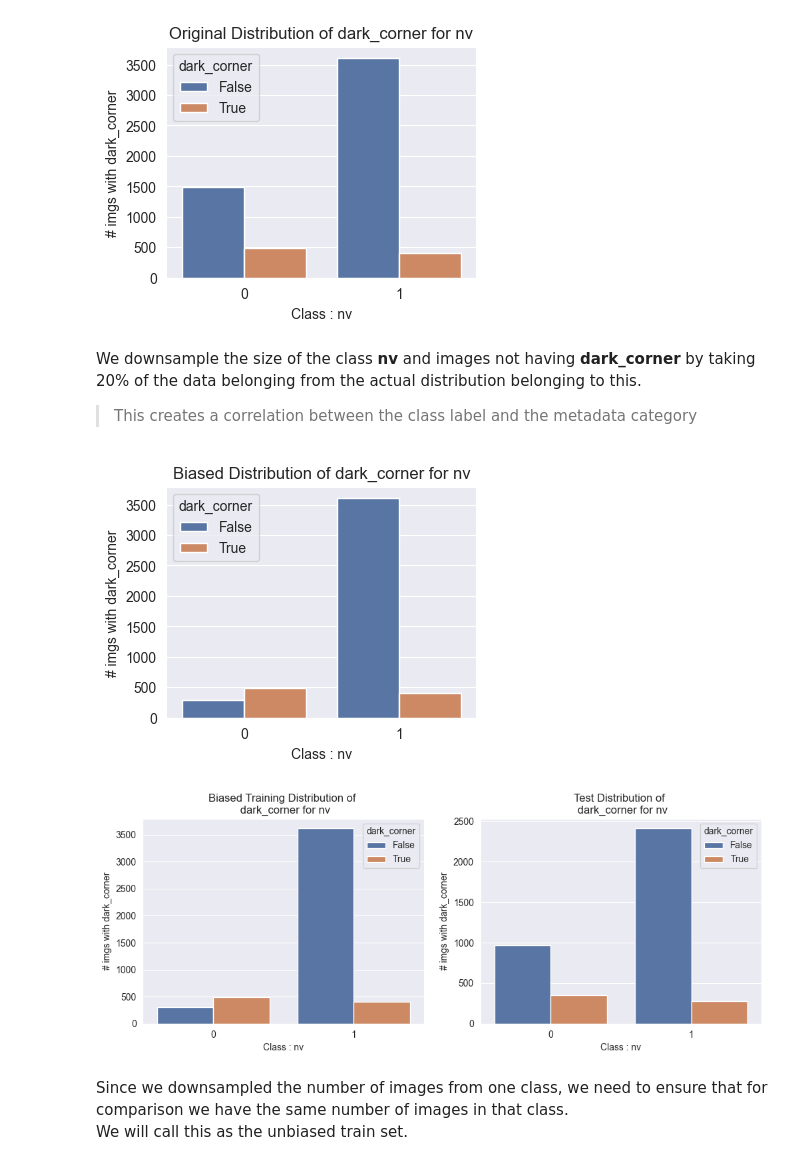
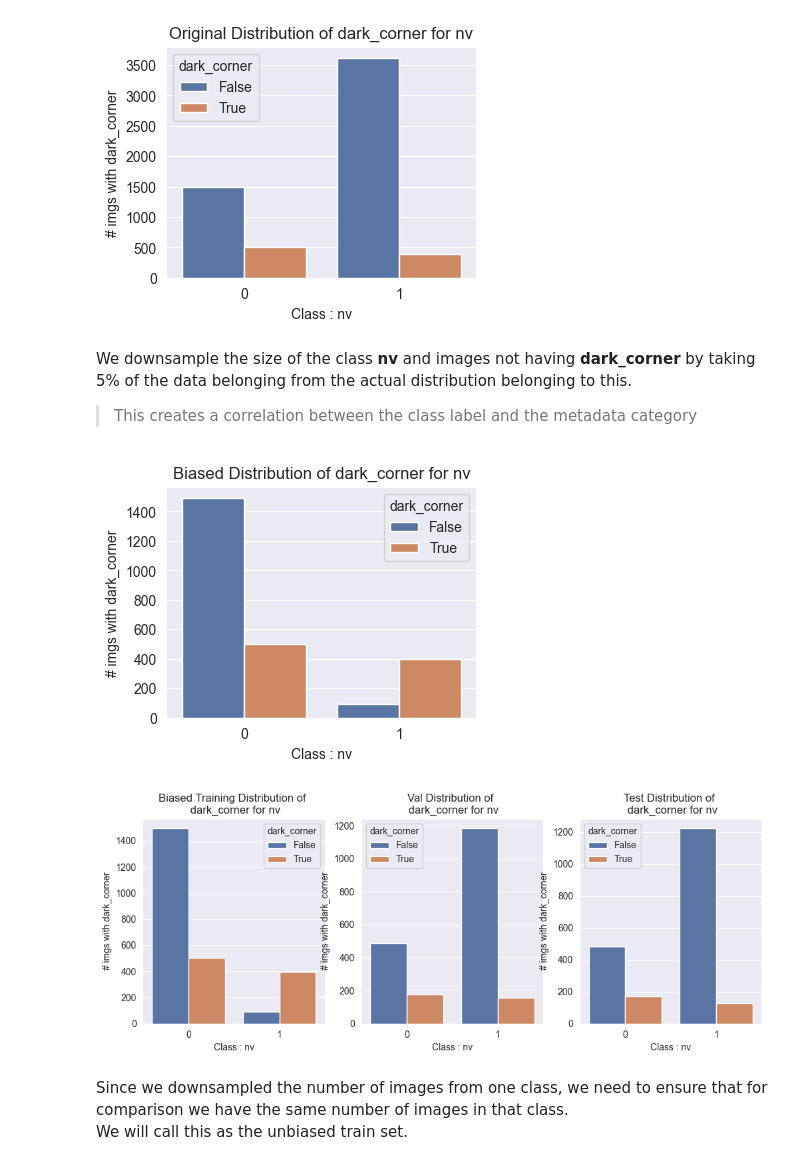
Before and after one commit to 12dash/DebiasingSkinCancerDetection, a Jupyter notebook: Analysis.ipynb, the cells around one changed output. Saved outputs shown, nothing was run; the diff lists cells and outputs as text; code cells hidden in the pictures.

Commit message:
added model training with biased and unbiased models

```diff
--- a/Analysis.ipynb
+++ b/Analysis.ipynb
@@ -99,10 +99,11 @@ from sklearn.model_selection import train_test_split
 class_ = 'nv'
 metadata = 'dark_corner'
 
+# Creating binary classification
 df_temp = df_annotate.copy()
 df_temp[class_] = df_temp['dx'].apply(lambda x : 1 if x == class_ else 0)
 df_train, df_test = train_test_split(df_temp, train_size = 0.6)
-
+df_test, df_val = train_test_split(df_test, train_size = 0.5)
 
 plt.figure(figsize=(4,3))
 axs = sns.countplot(df_train, x=class_, hue = metadata)
@@ -111,35 +112,38 @@ axs = axs.set(xlabel=f'Class : {class_}', ylabel=f'# imgs with {metadata}',
 # %% [output]
 [figure]
 # %% [markdown]
-We downsample the size of the class **nv** and images not having **dark_corner** by taking 20% of the data belonging from the actual distribution belonging to this.
+We downsample the size of the class **nv** and images not having **dark_corner** by taking 5% of the data belonging from the actual distribution belonging to this.
 > This creates a correlation between the class label and the metadata category
 # %%
-df_biased_1 = df_train[df_train[class_] == 1]
+df_biased_0 = df_train[df_train[class_] == 0]
 
 # Sampling by taking 20% of the images belonging to class nv without dark_corner
-df_temp_0 = df_train[(df_train[class_] == 0) & (df_train[metadata] == True)]
-df_temp_1 = df_train[(df_train[class_] == 0) & (df_train[metadata] == False)].sample(frac=0.2)
-df_biased_0 = pd.concat([df_temp_0, df_temp_1])
+df_temp_1 = df_train[(df_train[class_] == 1) & (df_train[metadata] == True)]
+df_temp_0 = df_train[(df_train[class_] == 1) & (df_train[metadata] == False)].sample(frac=0.025)
+df_biased_1 = pd.concat([df_temp_0, df_temp_1])
 
-num_samples = len(df_biased_0)
 df_biased = pd.concat([df_biased_0, df_biased_1])
+num_samples = len(df_biased)
 plt.figure(figsize=(4,3))
 axs = sns.countplot(df_biased, x=class_, hue = metadata)
 axs = axs.set(xlabel=f'Class : {class_}', ylabel=f'# imgs with {metadata}',
         title=f'Biased Distribution of {metadata} for {class_}')
 # %% [output]
-[figure, old version]
+[figure, new version]
 # %%
-fig, axs = plt.subplots(1,2, figsize=(12, 4))
+fig, axs = plt.subplots(1,3, figsize=(12, 4))
 
 axs[0] = sns.countplot(df_biased, x=class_, hue = metadata, ax = axs[0])\
             .set(xlabel=f'Class : {class_}', ylabel=f'# imgs with {metadata}',
                 title=f'Biased Training Distribution of \n {metadata} for {class_}')
-axs[1] = sns.countplot(df_test, x=class_, hue = metadata, ax = axs[1])\
+axs[1] = sns.countplot(df_val, x=class_, hue = metadata, ax = axs[1])\
+            .set(xlabel=f'Class : {class_}', ylabel=f'# imgs with {metadata}',
+                title=f'Val Distribution of \n {metadata} for {class_}')
+axs[2] = sns.countplot(df_test, x=class_, hue = metadata, ax = axs[2])\
             .set(xlabel=f'Class : {class_}', ylabel=f'# imgs with {metadata}',
                 title=f'Test Distribution of \n {metadata} for {class_}')
 # %% [output]
-[figure, old version]
+[figure, new version]
 # %%
 make_dir = lambda path : os.makedirs(path) if not os.path.exists(path) else 0
 # %%
```
Also changed, not shown: parts of 3 cells of this notebook, 7 other files.
